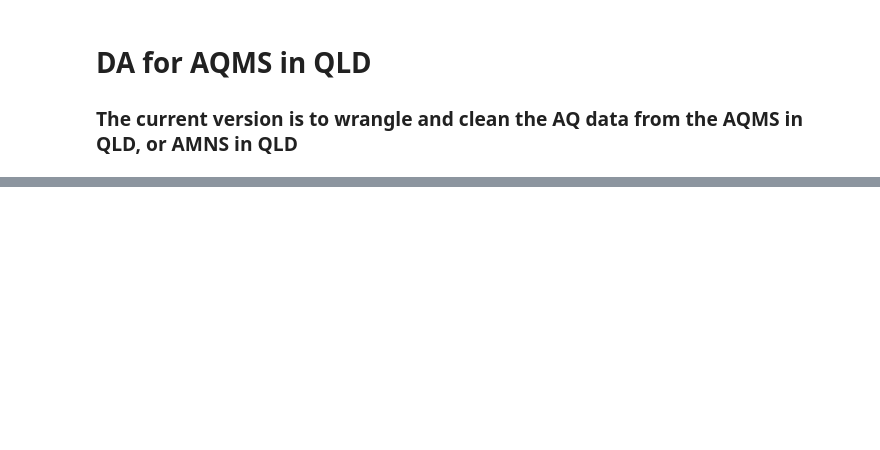
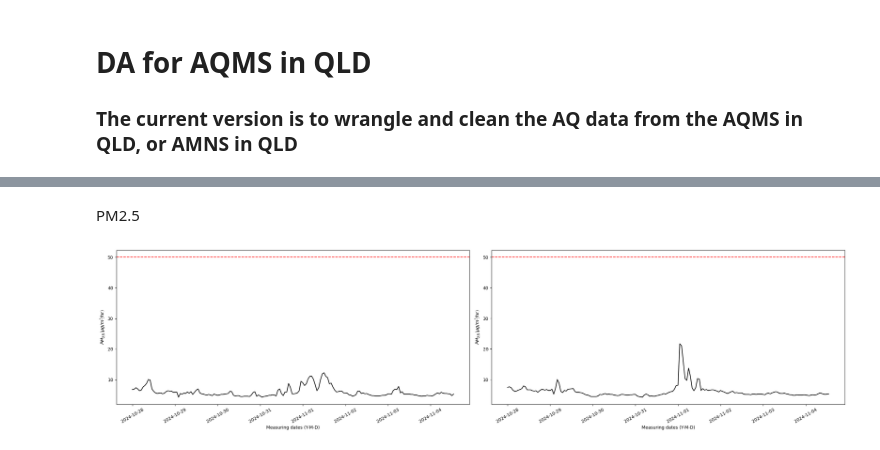
Before and after one commit to GinnCheng/DA_AQ_hub, a Jupyter notebook: main_script.ipynb, the cells around one changed output, grey strips where cells are left out. Cells and saved outputs as stored; diff of their text form; code cells hidden in the pictures; blank space fills up the shorter version.

```diff
--- a/main_script.ipynb
+++ b/main_script.ipynb
@@ -66,0 +115,30 @@ df_sg.head(11)
+# %% [markdown]
+PM2.5
+# %%
+criterion = 50
+# plot
+fig, (ax1, ax2) = plt.subplots(1, 2, figsize=(24, 6))
+
+# Boat Creek
+y = df_bc[df_bc.Parameter == 'Particle PM2.5'].Measurement
+x = df_bc[df_bc.Parameter == 'Particle PM2.5'].Time
+ax1.plot(x,y,'k-')
+ax1.axhline(y=criterion, color='red', linestyle='--', label=f'Criterion: {criterion}')
+ax1.set_xlabel('Measuring dates (Y-M-D)')
+ax1.set_ylabel(r'$PM_{2.5} \left(\mu g/m^3/\text{hr}\right)$')
+ax1.tick_params(axis='x', rotation=30)
+
+# South Gladstone
+y = df_sg[df_sg.Parameter == 'Particle PM2.5'].Measurement
+x = df_sg[df_sg.Parameter == 'Particle PM2.5'].Time
+ax2.plot(x,y,'k-')
+ax2.axhline(y=criterion, color='red', linestyle='--', label=f'Criterion: {criterion}')
+ax2.set_xlabel('Measuring dates (Y-M-D)')
+ax2.set_ylabel(r'$PM_{2.5} \left(\mu g/m^3/\text{hr}\right)$')
+ax2.tick_params(axis='x', rotation=30)
+
+# plot
+plt.tight_layout()
+plt.show()
+# %% [output]
+[figure, added]
```
Also changed, not shown: parts of 8 cells of this notebook.
